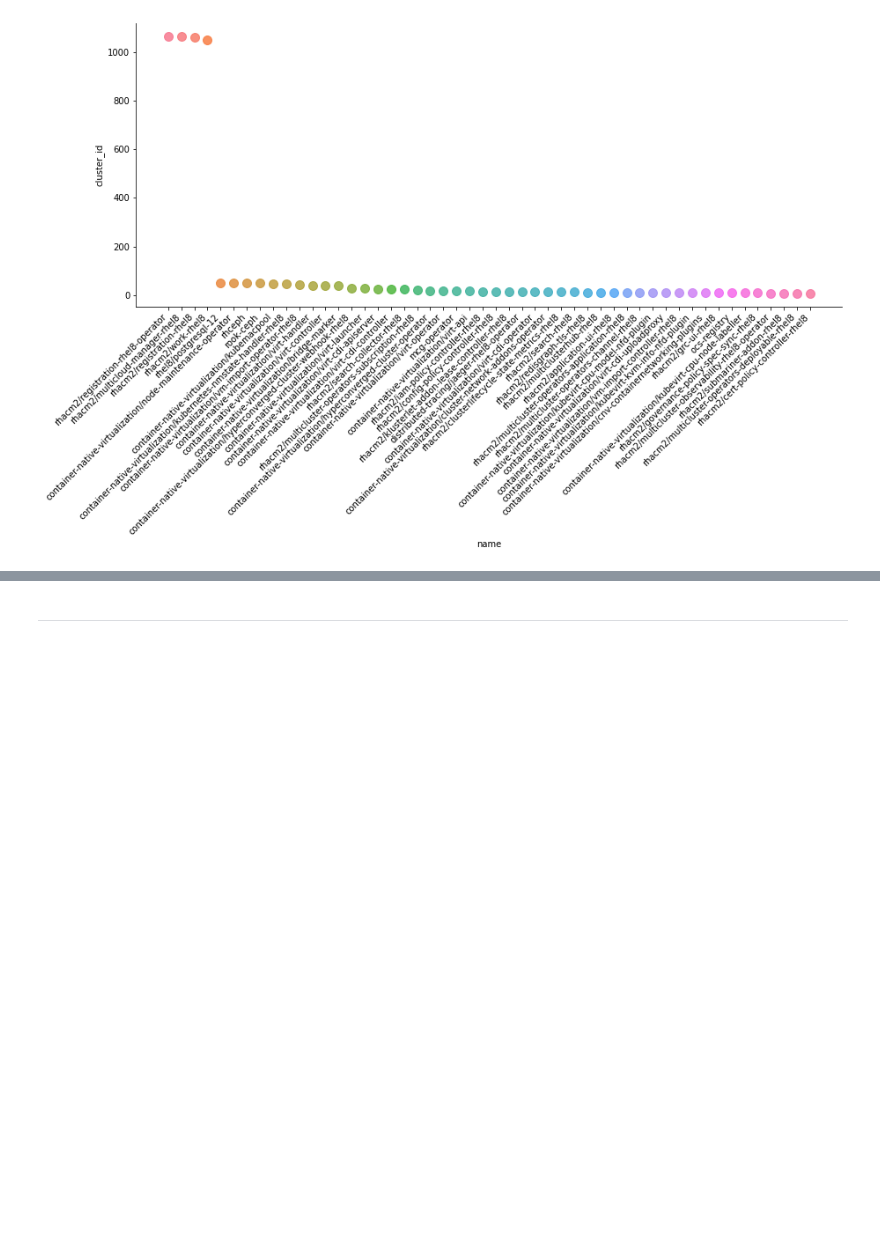
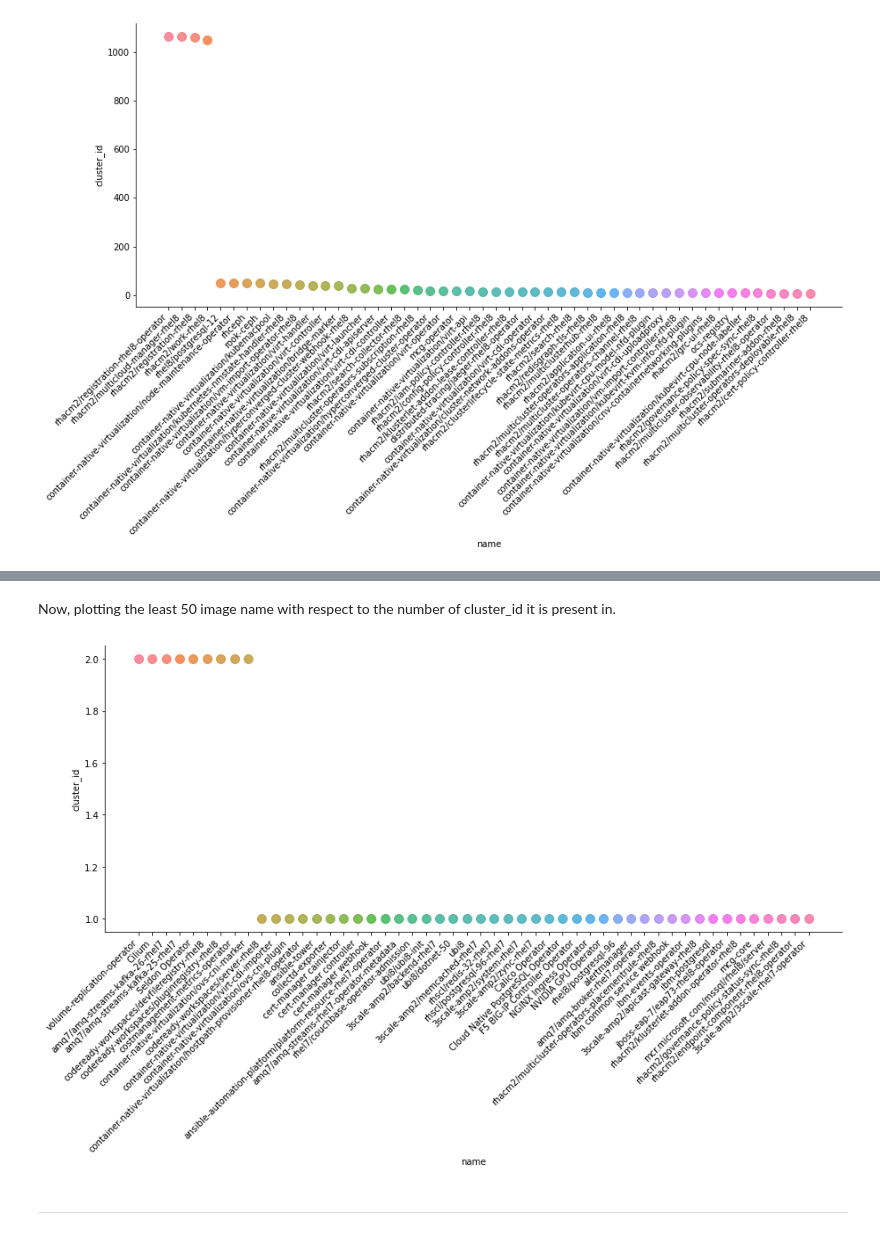
Before and after one commit to suppathak/openshift-workload-fingerprinting_old, a Jupyter notebook: notebooks/EDA_workload_demo.ipynb, the cells around one changed output, grey strips where cells are left out. Saved outputs shown, nothing was run; the diff lists cells and outputs as text; code cells hidden in the pictures; blank space fills up the shorter version.

```diff
--- a/notebooks/EDA_workload_demo.ipynb
+++ b/notebooks/EDA_workload_demo.ipynb
@@ -688,3 +722,24 @@ plt.show()
+# %% [markdown]
+Now, plotting the least 50 image name with respect to the number of cluster_id it is present in.
+# %%
+new_s1_nos50 = new_s1_nos.tail(50)
+g = sns.lmplot(
+    x="name",
+    y="cluster_id",
+    data=new_s1_nos50,
+    fit_reg=False,
+    hue="name",
+    legend_out=True,
+    aspect=10 / 4,
+    scatter_kws={"s": 100},
+)
+# plt.figsize(16,10)
+g._legend.set_title("Image Name")
+g.legend.remove()
+plt.xticks(new_s1_nos50.name, rotation=45, horizontalalignment="right")
+plt.show()
+# %% [output]
+[figure, added]
 # %% [markdown]
 ---
 # %% [markdown]
```
Also changed, not shown: parts of 61 cells of this notebook.
